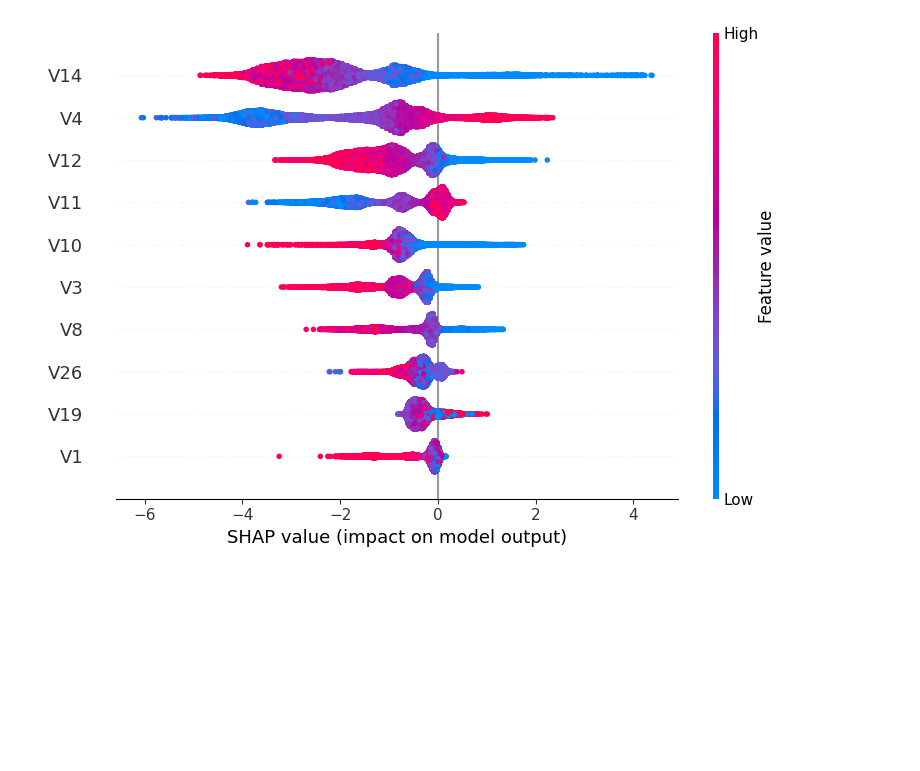
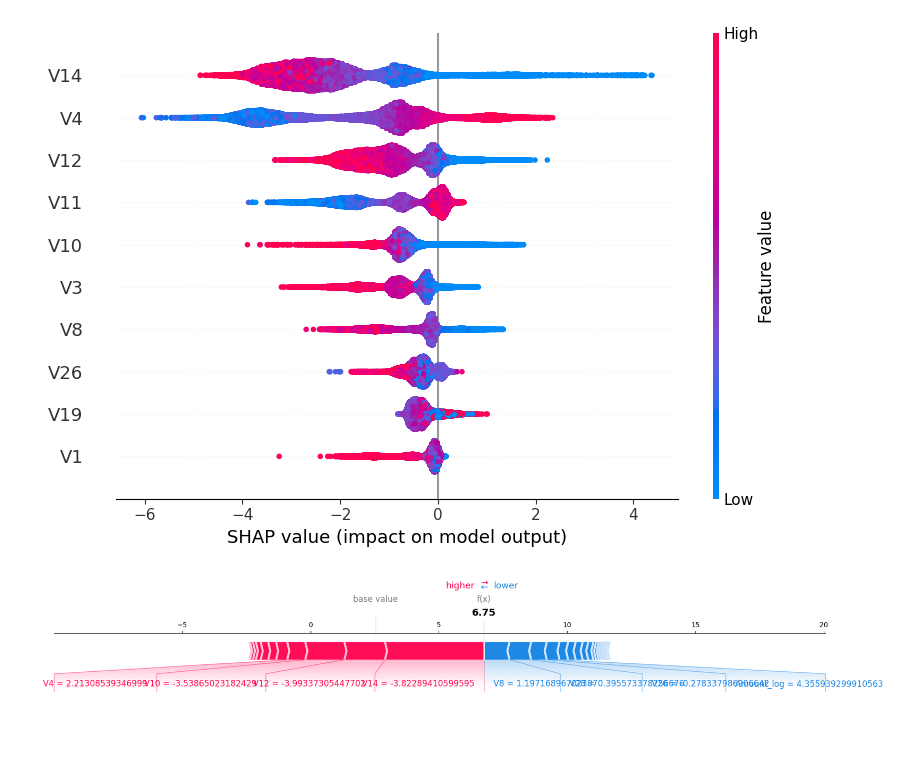
Before and after one commit to Feven777/detection-of-fraud-cases-for-e-commerce-and-bank-transactions, a Jupyter notebook: notebooks/model-explainability.ipynb, the cells around one changed output. Saved outputs shown, nothing was run; the diff lists cells and outputs as text; code cells hidden in the pictures; blank space fills up the shorter version.

Commit message:
plot for each decision made  by the model

```diff
--- a/notebooks/model-explainability.ipynb
+++ b/notebooks/model-explainability.ipynb
@@ -94,3 +94,12 @@ fp_idx = results[(results.y_true == 0) & (results.y_pred == 1)].index[0]
 
 # False Negative
 fn_idx = results[(results.y_true == 1) & (results.y_pred == 0)].index[0]
+# %%
+shap.force_plot(
+    explainer.expected_value,
+    shap_values[X_test.index.get_loc(tp_idx)],
+    X_test.loc[tp_idx],
+    matplotlib=True
+)
+# %% [output]
+[figure, added]
```
Also changed, not shown: parts of 3 cells of this notebook.
